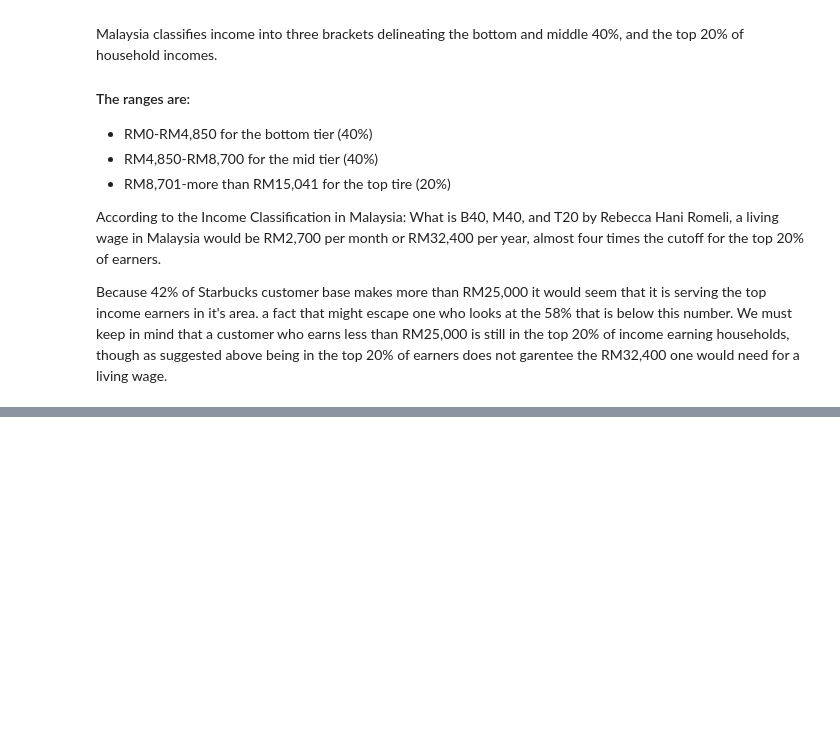
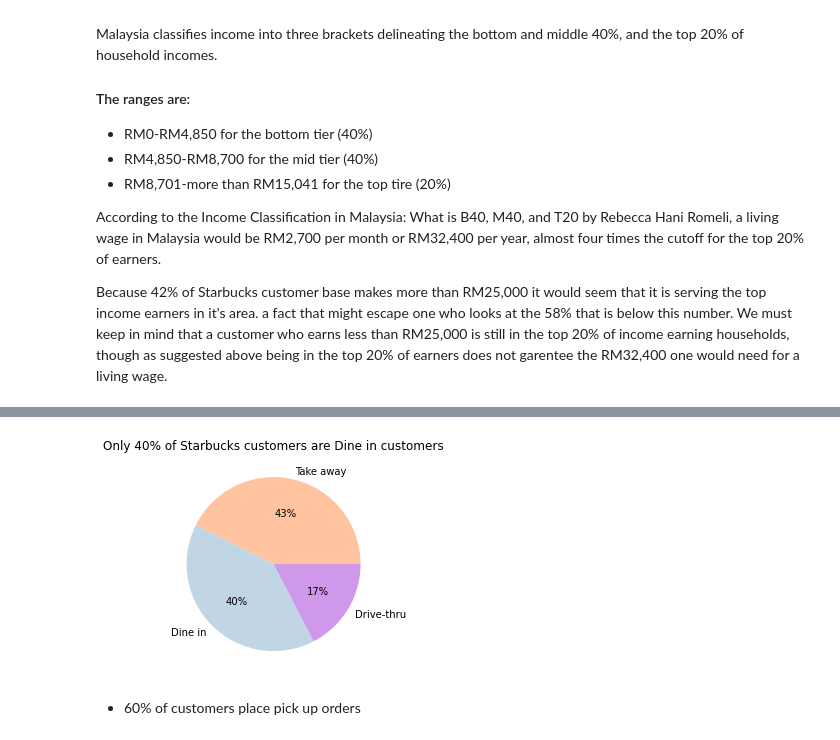
Before and after one commit to Johndsalas/Starbucks_Customer_Profiles, a Jupyter notebook: main.ipynb, the cells around one changed output, grey strips where cells are left out. Cells and saved outputs as stored; diff of their text form; code cells hidden in the pictures; blank space fills up the shorter version.

```diff
--- a/main.ipynb
+++ b/main.ipynb
@@ -189,0 +211,16 @@ Because 42% of Starbucks customer base makes more than RM25,000 it would seem th
+# %%
+# set values and labels for chart
+values = [len(df.dining_type[df.dining_type == 'Take away']),
+          len(df.dining_type[df.dining_type == 'Dine in']),
+          len(df.dining_type[df.dining_type == 'Drive-thru'])]
+
+labels = ['Take away','Dine in', 'Drive-thru']
+
+# generate and show chart
+plt.pie(values, labels=labels, autopct='%.0f%%', colors=['#ffc3a0', '#c0d6e4', '#cf98eb'])
+plt.title('Only 40% of Starbucks customers are Dine in customers')
+plt.show()
+# %% [output]
+[figure, added]
+# %% [markdown]
+* 60% of customers place pick up orders
```
Also changed, not shown: parts of 9 cells of this notebook.
